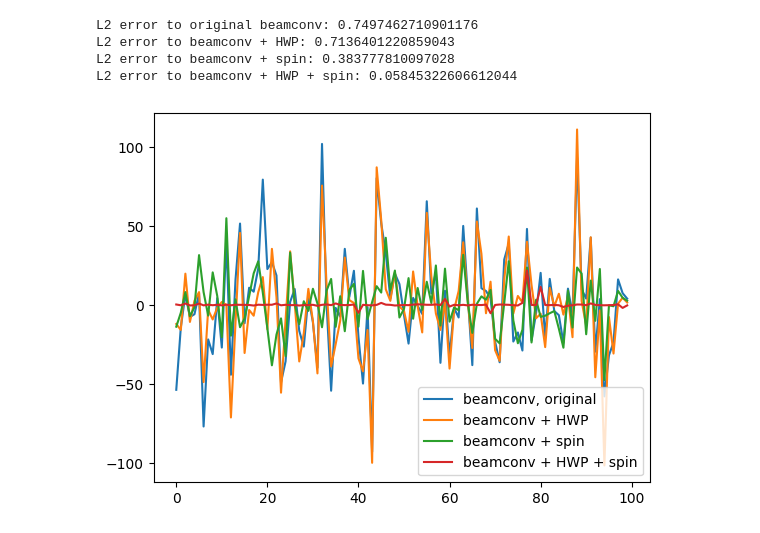
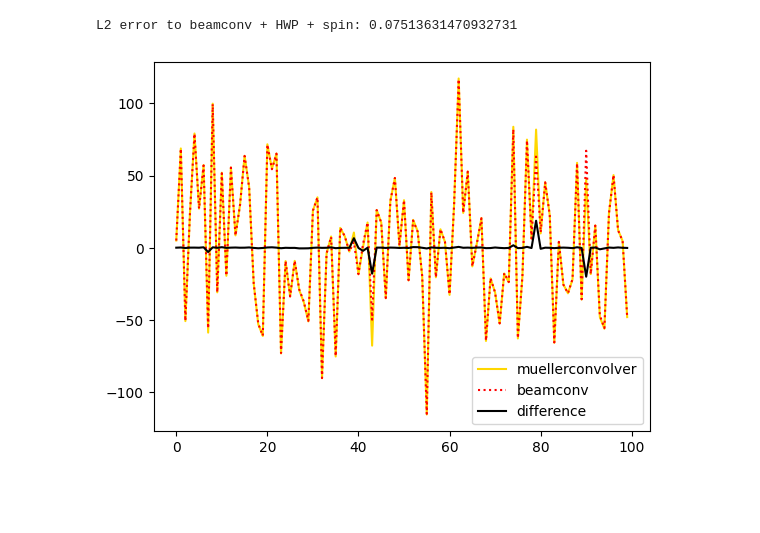
Before and after one commit to martamonelli/CMB-Inflate_WP4, a Jupyter notebook: AAA_comparison.ipynb, the cells around one changed output. Saved outputs shown, nothing was run; the diff lists cells and outputs as text; code cells hidden in the pictures; blank space fills up the shorter version.

```diff
--- a/AAA_comparison.ipynb
+++ b/AAA_comparison.ipynb
@@ -184,51 +91,8 @@ maps = hp.alm2map(slm,nside=nside)
 # %%
-# completely random Mueller matrix
-mueller = np.random.uniform(-1,1,size=(4,4))
-#mueller[1:3,0]=mueller[1:3,-1] = 0
-#mueller[0,2]=mueller[2,0] = 0
-
+# completely random pointings
 nptg=100
-# completely random pointings
 ptg = np.empty((nptg,3))
 ptg[:,0]=np.random.uniform(0,np.pi,size=(nptg,))    # theta
 ptg[:,1]=np.random.uniform(0,2*np.pi,size=(nptg,))  # phi
 ptg[:,2]=np.random.uniform(0,2*np.pi,size=(nptg,))  # psi
 hwp_angles = np.random.uniform(0,2*np.pi,size=(nptg,))  # alpha
-
-# get the signal from beamconv
-signal_beamconv_FF = get_beamconv_values(lmax=lmax, kmax=kmax, slm=slm, blm=blm, ptg=ptg, hwp_angles=hwp_angles, mueller=mueller, mu_con_hwp=False, mu_con_spin=False)
-signal_beamconv_FT = get_beamconv_values(lmax=lmax, kmax=kmax, slm=slm, blm=blm, ptg=ptg, hwp_angles=hwp_angles, mueller=mueller, mu_con_hwp=False, mu_con_spin=True)
-signal_beamconv_TF = get_beamconv_values(lmax=lmax, kmax=kmax, slm=slm, blm=blm, ptg=ptg, hwp_angles=hwp_angles, mueller=mueller, mu_con_hwp=True, mu_con_spin=False)
-signal_beamconv_TT = get_beamconv_values(lmax=lmax, kmax=kmax, slm=slm, blm=blm, ptg=ptg, hwp_angles=hwp_angles, mueller=mueller, mu_con_hwp=True, mu_con_spin=True)
-
-# Now do the same thing with MuellerConvolver
-fullconv = mueller_convolver.MuellerConvolver(
-    lmax=lmax,
-    kmax=kmax,
-    slm=slm,
-    blm=blm,
-    mueller=mueller,
-    single_precision=False,
-    epsilon=1e-7,
-    nthreads=1,
-)
-signal_muellerconvolver = fullconv.signal(ptg=ptg, alpha=hwp_angles)
-
-# L2 error
-print("L2 error to original beamconv:", ducc0.misc.l2error(signal_beamconv_FF, signal_muellerconvolver))
-print("L2 error to beamconv + HWP:", ducc0.misc.l2error(signal_beamconv_TF, signal_muellerconvolver))
-print("L2 error to beamconv + spin:", ducc0.misc.l2error(signal_beamconv_FT, signal_muellerconvolver))
-print("L2 error to beamconv + HWP + spin:", ducc0.misc.l2error(signal_beamconv_TT, signal_muellerconvolver))
-plt.plot(signal_beamconv_FF-signal_muellerconvolver, label="beamconv, original")
-plt.plot(signal_beamconv_TF-signal_muellerconvolver, label="beamconv + HWP")
-plt.plot(signal_beamconv_FT-signal_muellerconvolver, label="beamconv + spin")
-plt.plot(signal_beamconv_TT-signal_muellerconvolver, label="beamconv + HWP + spin")
-#plt.plot(signal_muellerconvolver, label="MuellerConvolver")
-plt.legend()
-plt.show()
-# %% [output]
-L2 error to original beamconv: 0.7497462710901176
-L2 error to beamconv + HWP: 0.7136401220859043
-L2 error to beamconv + spin: 0.383777810097028
-L2 error to beamconv + HWP + spin: 0.05845322606612044
-[figure, removed]
@@ -234,0 +115,14 @@ L2 error to beamconv + HWP + spin: 0.05845322606612044
+# %%
+# L2 error
+print("L2 error to beamconv + HWP + spin:", ducc0.misc.l2error(signal_beamconv_TT, signal_muellerconvolver))
+# %% [output]
+L2 error to beamconv + HWP + spin: 0.07513631470932731
+# %%
+# plotting diff
+plt.plot(signal_muellerconvolver, color='gold', label="muellerconvolver")
+plt.plot(signal_beamconv_TT, color='red', linestyle=':', label="beamconv")
+plt.plot(signal_muellerconvolver-signal_beamconv_TT, color='black', label="difference")
+plt.legend()
+plt.show()
+# %% [output]
+[figure, added]
```
Also changed, not shown: parts of 11 cells of this notebook.
